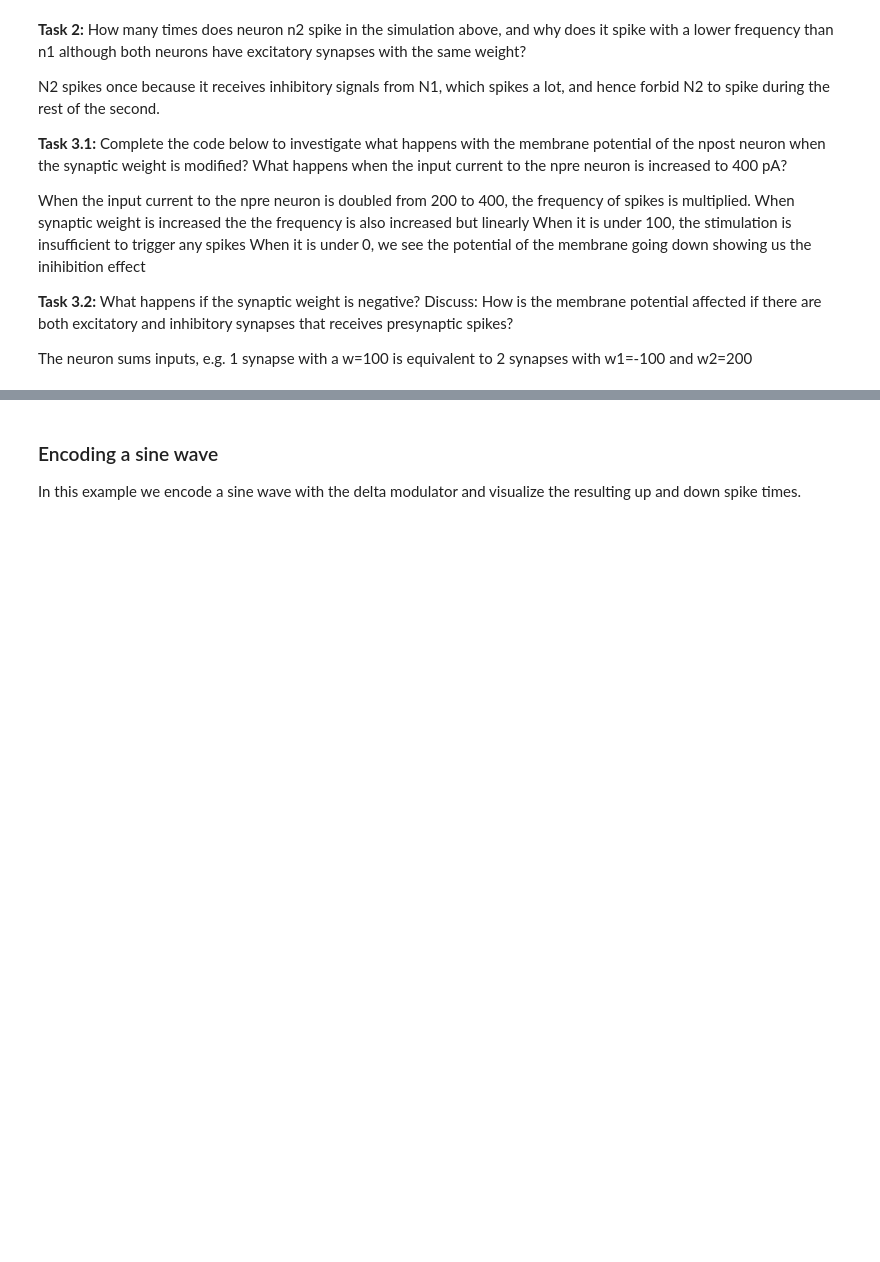
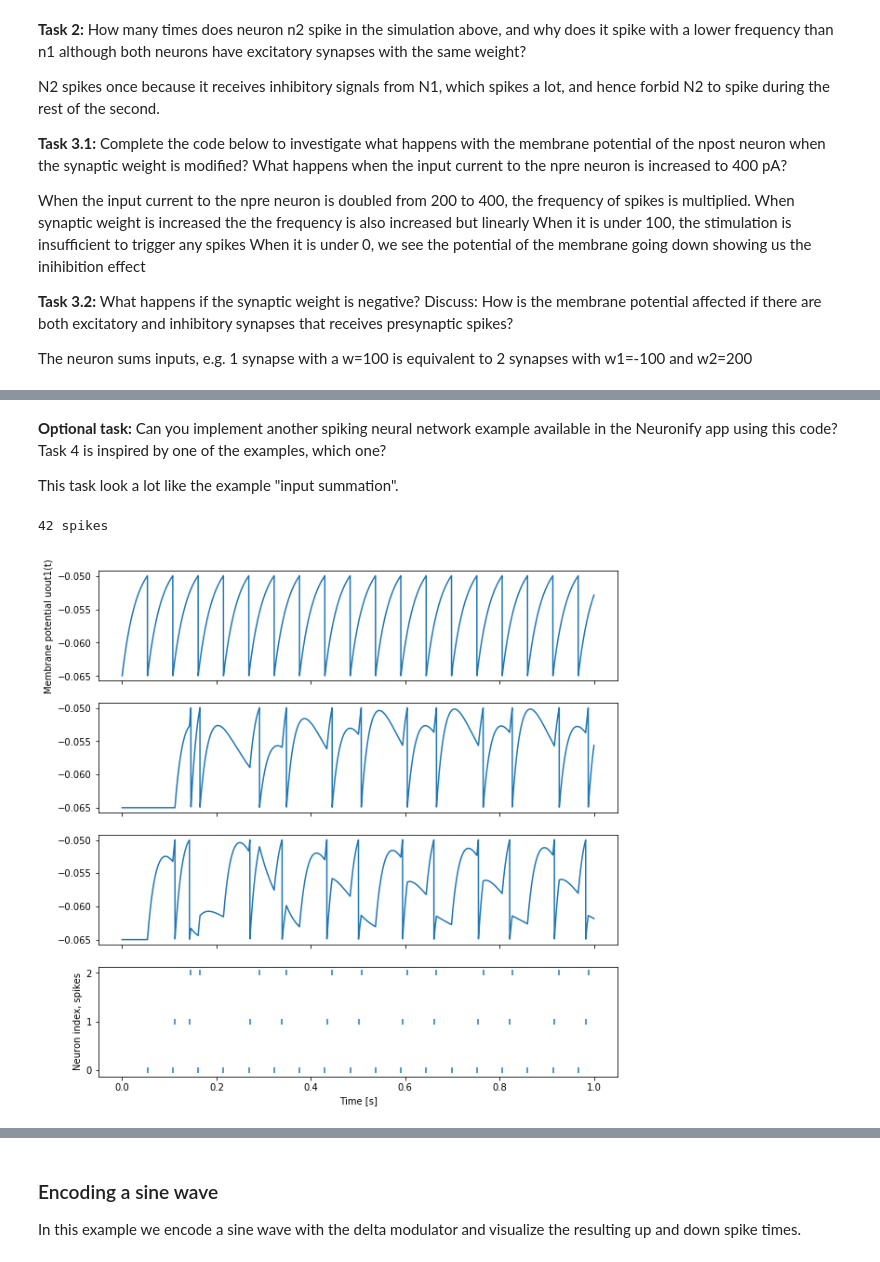
Before and after one commit to Zaabon/D7046E-Exercises, a Jupyter notebook: Exercise3.ipynb, the cells around one changed output, grey strips where cells are left out. Cells and saved outputs as stored; diff of their text form; code cells hidden in the pictures; blank space fills up the shorter version.

Commit message:
Updated ex3 with optional task

```diff
--- a/Exercise3.ipynb
+++ b/Exercise3.ipynb
@@ -472,3 +498,67 @@ plt.show()
+# %% [markdown]
+**Optional task:** Can you implement another spiking neural network example available in the Neuronify app using this code? Task 4 is inspired by one of the examples, which one?
+
+This task look a lot like the example "input summation".
+# %%
+# Feedback inhibition
+n_in = lif_cic_neuron(200e-12);
+
+n_out = lif_neuron(2)
+n_out['w_syn'][0] = 300e-12
+n_out['w_syn'][1] = -200e-12
+
+n_feedback = lif_neuron(1)
+n_feedback['w_syn'][0] = 300e-12
+
+neurons = [n_in, n_out, n_feedback]
+
+connections = [
+    [1,0,0], #n_out receive from n_in on synapps 0
+    [1,1,2], #n_out receive from n_feedback on synapps 1
+    [2,0,1], #n_feedback receive from n_out on synapps 0
+]
+
+t = 0
+dt = 1e-4
+
+t0 = t
+tv = []
+
+uin = []
+uout = []
+ufb = []
+
+t_spike = []
+n_spike = []
+
+while t < 1:
+
+    spikes = update(dt, t, neurons, connections)
+
+    # Store membrane potentials of n1 and n2 for plotting/analysis
+    tv.append(t)
+    uin.append(n_in['u'])
+    ufb.append(n_feedback['u'])
+    uout.append(n_out['u'])
+
+    # Store spikes needed for plotting/analysis
+    if len(spikes)>0:
+        for s in spikes:
+            t_spike.append(t)
+            n_spike.append(s)
+
+    # Timestep completed
+    t += dt
+
+fig,(ax1,ax2,ax3,ax4) = plt.subplots(4,1, sharex=True)
+ax1.plot(tv,uin); ax1.set_ylabel('Membrane potential uin(t)')
+ax2.plot(tv,ufb); ax1.set_ylabel('Membrane potential uinhib(t)')
+ax3.plot(tv,uout); ax1.set_ylabel('Membrane potential uout1(t)')
+rasterplot(ax4, t_spike, n_spike,'Time [s]','Neuron index, spikes')
+print("%d spikes" % (len(t_spike)))
+# %% [output]
+42 spikes
+[figure, added]
 # %% [markdown]
 ## Delta modulator sensory neuron model
 
```
Also changed, not shown: parts of 13 cells of this notebook.
